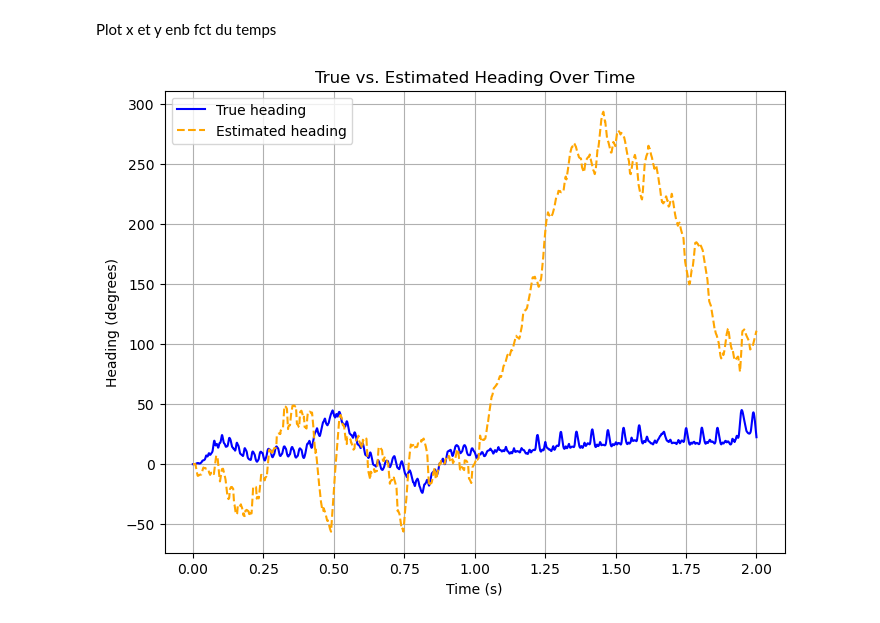
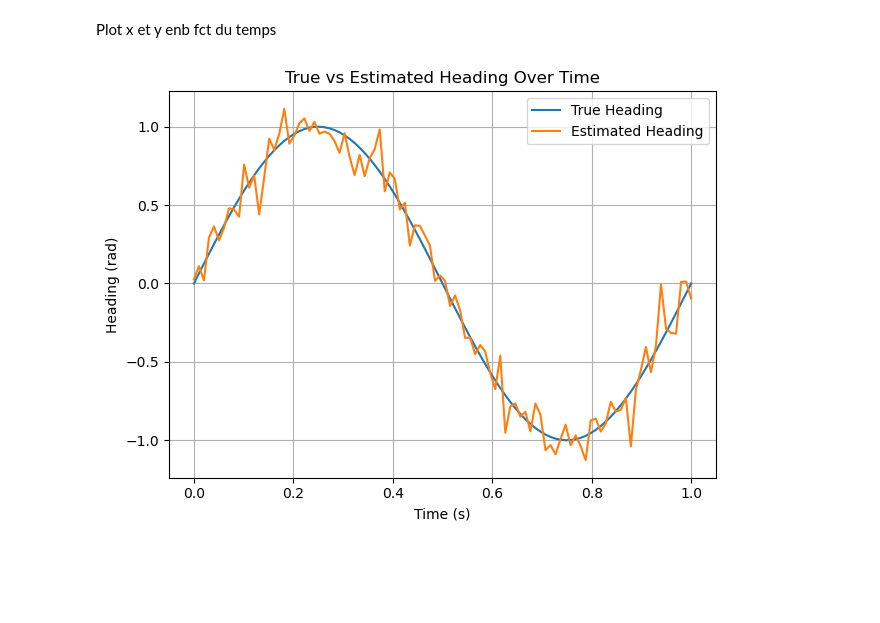
Before and after one commit to Sophiemeuw/FlyFly, a Jupyter notebook: test_controller.ipynb, the cells around one changed output. Cells and saved outputs as stored; diff of their text form; code cells hidden in the pictures; blank space fills up the shorter version.

```diff
--- a/test_controller.ipynb
+++ b/test_controller.ipynb
@@ -336,32 +374,55 @@ plt.show()
 # %% [markdown]
 Plot x et y enb fct du temps
-# %%
-import matplotlib.pyplot as plt
-import numpy as np
-
-# Time axis
-timesteps = np.linspace(0, controller.time, len(controller.heading_trace))
-
-# Unwrap the heading angles to prevent ±180° discontinuities
-true_heading = np.unwrap([obs["heading"] for obs in obs_hist if "heading" in obs])
-est_heading = np.unwrap(controller.heading_trace)
-
-# Convert to degrees for readability
-true_heading_deg = np.rad2deg(true_heading)
-est_heading_deg = np.rad2deg(est_heading)
-
-# Plot
-plt.figure(figsize=(8, 6))
-plt.plot(timesteps[:len(true_heading_deg)], true_heading_deg, label="True heading", color="blue")
-plt.plot(timesteps[:len(est_heading_deg)], est_heading_deg, label="Estimated heading", color="orange", linestyle="--")
-plt.xlabel("Time (s)")
-plt.ylabel("Heading (degrees)")
-plt.title("True vs. Estimated Heading Over Time")
-plt.legend()
-plt.grid(True)
-plt.show()
-# %% [output]
-[figure, removed]
+# %%
+import matplotlib.pyplot as plt
+import numpy as np
+
+# Example usage:
+# Assuming you have recording lists:
+#   times = [...]               # list of time stamps (s)
+#   true_headings = [...]       # list of true heading angles (rad)
+#   estimated_headings = [...]  # list of estimated heading angles (rad)
+# You can call plot_heading(times, true_headings, estimated_headings) to visualize.
+
+def plot_heading(times, true_headings, estimated_headings):
+    """
+    Plot True vs Estimated Heading over time.
+
+    Parameters:
+        times (array-like): Time stamps in seconds.
+        true_headings (array-like): True heading values (radians).
+        estimated_headings (array-like): Estimated heading values (radians).
+    """
+    times = np.asarray(times)
+    true_headings = np.asarray(true_headings)
+    estimated_headings = np.asarray(estimated_headings)
+
+    plt.figure()
+    plt.plot(times, true_headings, label='True Heading')
+    plt.plot(times, estimated_headings, label='Estimated Heading')
+    plt.xlabel('Time (s)')
+    plt.ylabel('Heading (rad)')
+    plt.title('True vs Estimated Heading Over Time')
+    plt.legend()
+    plt.grid(True)
+    plt.tight_layout()
+    plt.show()
+
+if __name__ == '__main__':
+    # Load or generate your data here
+    # For example, load from a .npz file:
+    # data = np.load('heading_data.npz')
+    # times = data['times']
+    # true_headings = data['true_headings']
+    # estimated_headings = data['estimated_headings']
+
+    # Dummy example data
+    times = np.linspace(0, 1, 100)
+    true_headings = np.sin(2 * np.pi * times)
+    estimated_headings = true_headings + 0.1 * np.random.randn(len(times))
+    plot_heading(times, true_headings, estimated_headings)
+# %% [output]
+[figure, added]
 # %%
 heading_error = np.abs(true_heading_deg - est_heading_deg)
 plt.plot(timesteps[:len(heading_error)], heading_error)
```
Also changed, not shown: parts of 5 cells of this notebook, 1 other file.
